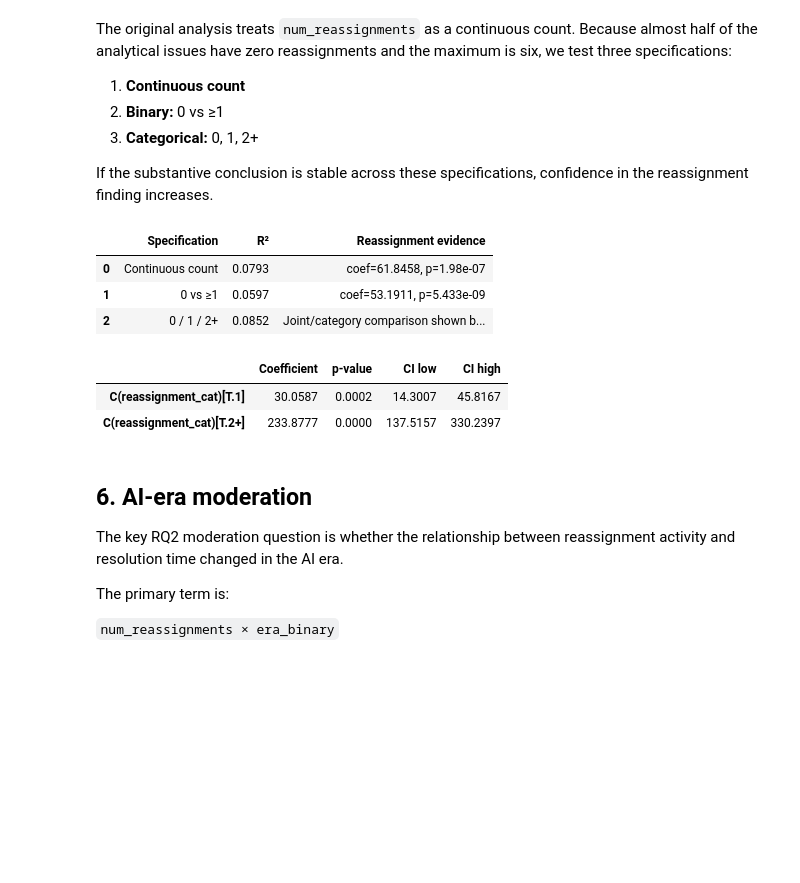
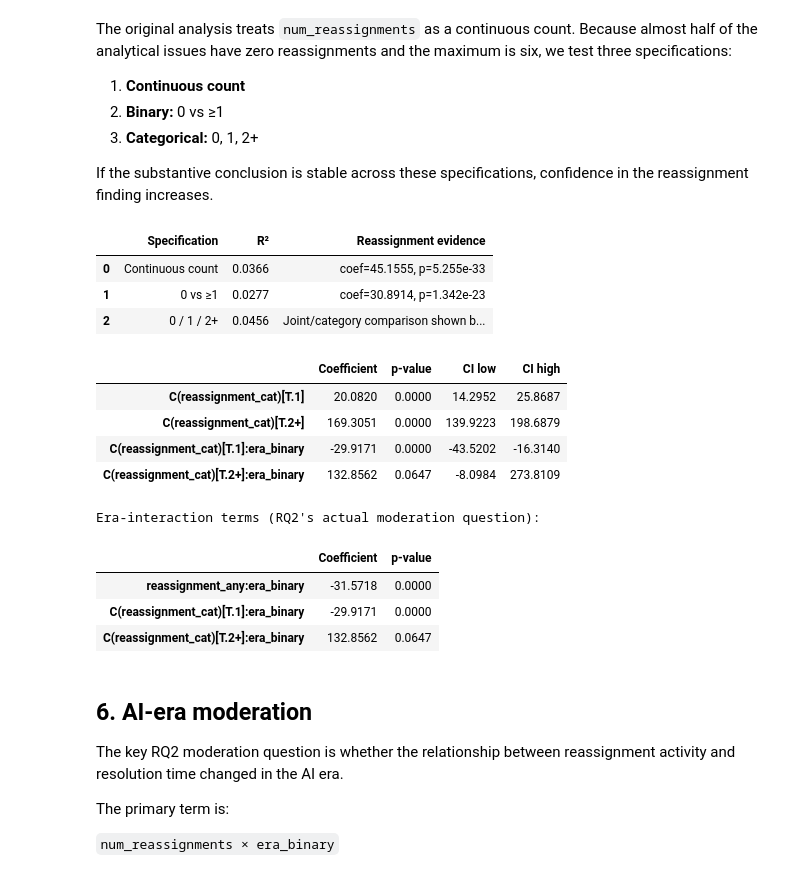
Before and after one commit to daljeetkaurJohar/qm640-governance-analytics, a Jupyter notebook: notebooks/RQ2_5_Interpretation_and_Robustness.ipynb, the cells around one changed output. Drawn from its saved outputs; the diff is of its cells as text; code cells hidden in the pictures; blank space fills up the shorter version.

```diff
--- a/notebooks/RQ2_5_Interpretation_and_Robustness.ipynb
+++ b/notebooks/RQ2_5_Interpretation_and_Robustness.ipynb
@@ -36,7 +36,7 @@ from pathlib import Path
 BASE = Path(".")
 
 JIRA_FILE = "apache_jira_raw.csv"
-REASSIGN_FILE = "num_reassignments_real.csv"
+REASSIGN_FILE = "num_reassignments_FULL.csv"  # UPDATED: full population (N=27,385), not the N=3,000 subsample
 TARGET = "resolution_time_days"
 
 print("RQ2_5 FINAL loaded.")
@@ -369,43 +368,62 @@ ols_binary = smf.ols(binary_formula, data=analysis).fit(cov_type="HC3")
 # Categorical reassignment model
 cat_formula = (
     f"{TARGET} ~ C(priority) + num_comments + C(reassignment_cat) + era_binary "
-    "+ C(priority):era_binary + num_comments:era_binary"
+    "+ C(priority):era_binary + num_comments:era_binary + C(reassignment_cat):era_binary"
 )
 ols_cat = smf.ols(cat_formula, data=analysis).fit(cov_type="HC3")
 
 reassignment_summary = pd.DataFrame({
     "Specification": [
         "Continuous count",
         "0 vs ≥1",
         "0 / 1 / 2+"
     ],
     "R²": [
         ols_raw.rsquared,
         ols_binary.rsquared,
         ols_cat.rsquared
     ],
     "Reassignment evidence": [
         f"coef={ols_raw.params.get('num_reassignments', np.nan):.4f}, p={ols_raw.pvalues.get('num_reassignments', np.nan):.4g}",
         f"coef={ols_binary.params.get('reassignment_any', np.nan):.4f}, p={ols_binary.pvalues.get('reassignment_any', np.nan):.4g}",
         "Joint/category comparison shown below"
     ]
 })
 
 display(reassignment_summary.round(4))
 display(pd.DataFrame({
     "Coefficient": ols_cat.params,
     "p-value": ols_cat.pvalues,
     "CI low": ols_cat.conf_int()[0],
     "CI high": ols_cat.conf_int()[1]
 }).loc[[x for x in ols_cat.params.index if "reassignment_cat" in x]].round(4))
+
+# ---- ADDED: era-interaction terms (the piece missing from the original
+# specification-robustness table -- main effects alone don't answer RQ2's
+# actual era-moderation question) ----
+print("\nEra-interaction terms (RQ2's actual moderation question):")
+era_interaction_rows = pd.DataFrame({
+    "Coefficient": [ols_binary.params.get("reassignment_any:era_binary", np.nan)] +
+                   [ols_cat.params.get(t, np.nan) for t in ols_cat.params.index if "reassignment_cat" in t and "era_binary" in t],
+    "p-value": [ols_binary.pvalues.get("reassignment_any:era_binary", np.nan)] +
+               [ols_cat.pvalues.get(t, np.nan) for t in ols_cat.pvalues.index if "reassignment_cat" in t and "era_binary" in t],
+}, index=["reassignment_any:era_binary"] + [t for t in ols_cat.params.index if "reassignment_cat" in t and "era_binary" in t])
+display(era_interaction_rows.round(4))
 # %% [output]
 |  | Specification | R² | Reassignment evidence |
-| 0 | Continuous count | 0.0793 | coef=61.8458, p=1.98e-07 |
-| 1 | 0 vs ≥1 | 0.0597 | coef=53.1911, p=5.433e-09 |
-| 2 | 0 / 1 / 2+ | 0.0852 | Joint/category comparison shown b... |
+| 0 | Continuous count | 0.0366 | coef=45.1555, p=5.255e-33 |
+| 1 | 0 vs ≥1 | 0.0277 | coef=30.8914, p=1.342e-23 |
+| 2 | 0 / 1 / 2+ | 0.0456 | Joint/category comparison shown b... |
 |  | Coefficient | p-value | CI low | CI high |
-| C(reassignment_cat)[T.1] | 30.0587 | 0.0002 | 14.3007 | 45.8167 |
-| C(reassignment_cat)[T.2+] | 233.8777 | 0.0000 | 137.5157 | 330.2397 |
+| C(reassignment_cat)[T.1] | 20.0820 | 0.0000 | 14.2952 | 25.8687 |
+| C(reassignment_cat)[T.2+] | 169.3051 | 0.0000 | 139.9223 | 198.6879 |
+| C(reassignment_cat)[T.1]:era_binary | -29.9171 | 0.0000 | -43.5202 | -16.3140 |
+| C(reassignment_cat)[T.2+]:era_binary | 132.8562 | 0.0647 | -8.0984 | 273.8109 |
+Era-interaction terms (RQ2's actual moderation question):
+|  | Coefficient | p-value |
+| reassignment_any:era_binary | -31.5718 | 0.0000 |
+| C(reassignment_cat)[T.1]:era_binary | -29.9171 | 0.0000 |
+| C(reassignment_cat)[T.2+]:era_binary | 132.8562 | 0.0647 |
 # %% [markdown]
 ## 6. AI-era moderation
 
```
Also changed, not shown: parts of 11 cells of this notebook, 2 other files.
